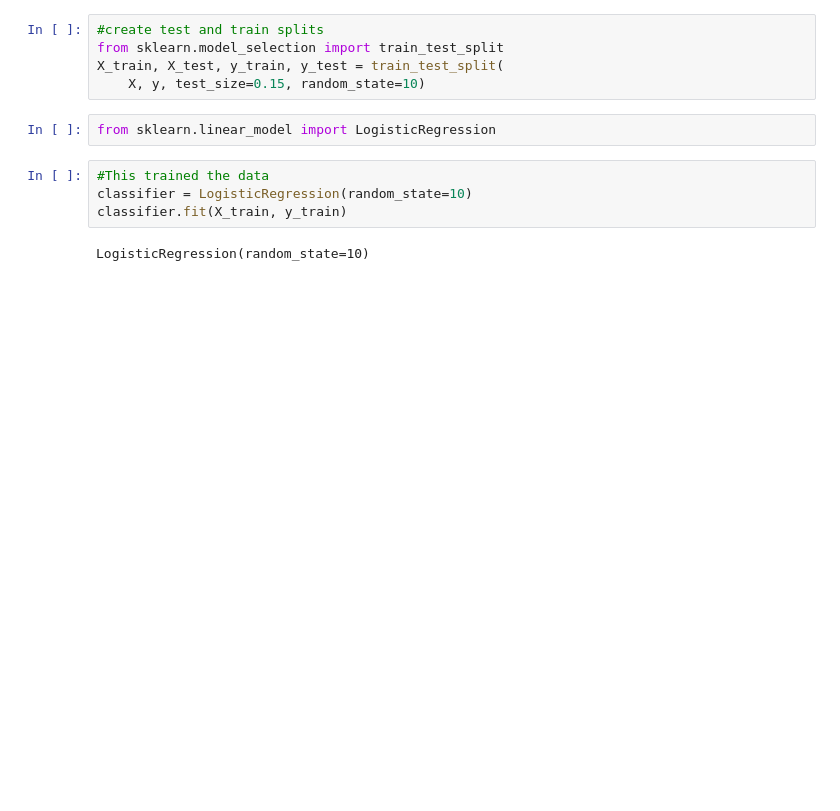
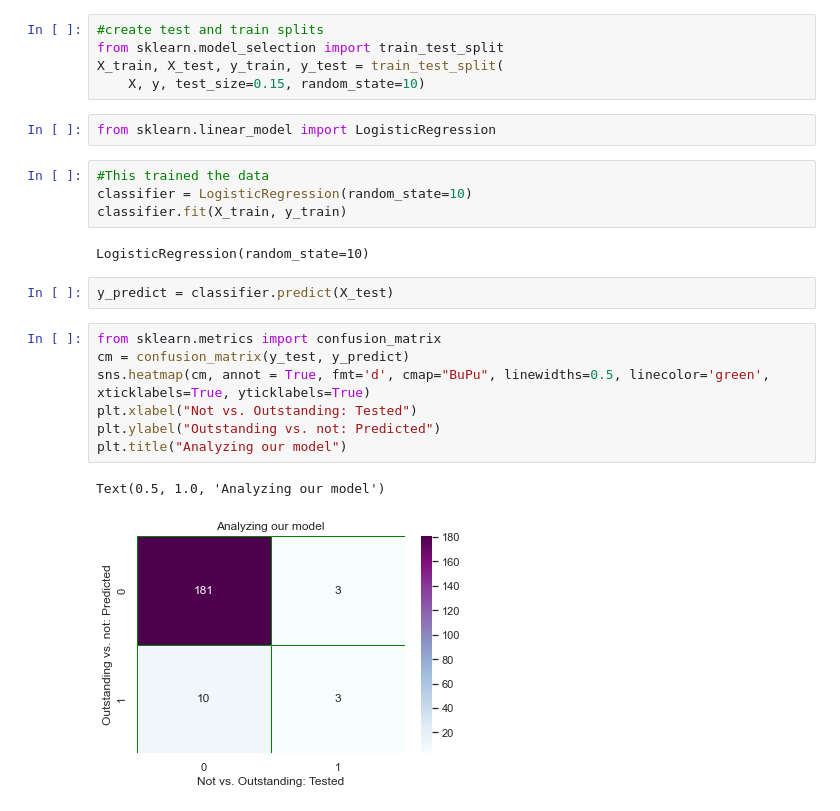
Before and after one commit to RaMcDaniel/CoffeePredictor, a Jupyter notebook: Coffee_Selector.ipynb, the cells around one changed output. Drawn from its saved outputs; the diff is of its cells as text; blank space fills up the shorter version.

```diff
--- a/Coffee_Selector.ipynb
+++ b/Coffee_Selector.ipynb
@@ -176,3 +176,15 @@ classifier = LogisticRegression(random_state=10)
 classifier.fit(X_train, y_train)
 # %% [output]
 LogisticRegression(random_state=10)
+# %%
+y_predict = classifier.predict(X_test)
+# %%
+from sklearn.metrics import confusion_matrix
+cm = confusion_matrix(y_test, y_predict)
+sns.heatmap(cm, annot = True, fmt='d', cmap="BuPu", linewidths=0.5, linecolor='green', xticklabels=True, yticklabels=True)
+plt.xlabel("Not vs. Outstanding: Tested")
+plt.ylabel("Outstanding vs. not: Predicted")
+plt.title("Analyzing our model")
+# %% [output]
+Text(0.5, 1.0, 'Analyzing our model')
+[figure, added]
```
Also changed, not shown: parts of 25 cells of this notebook.
